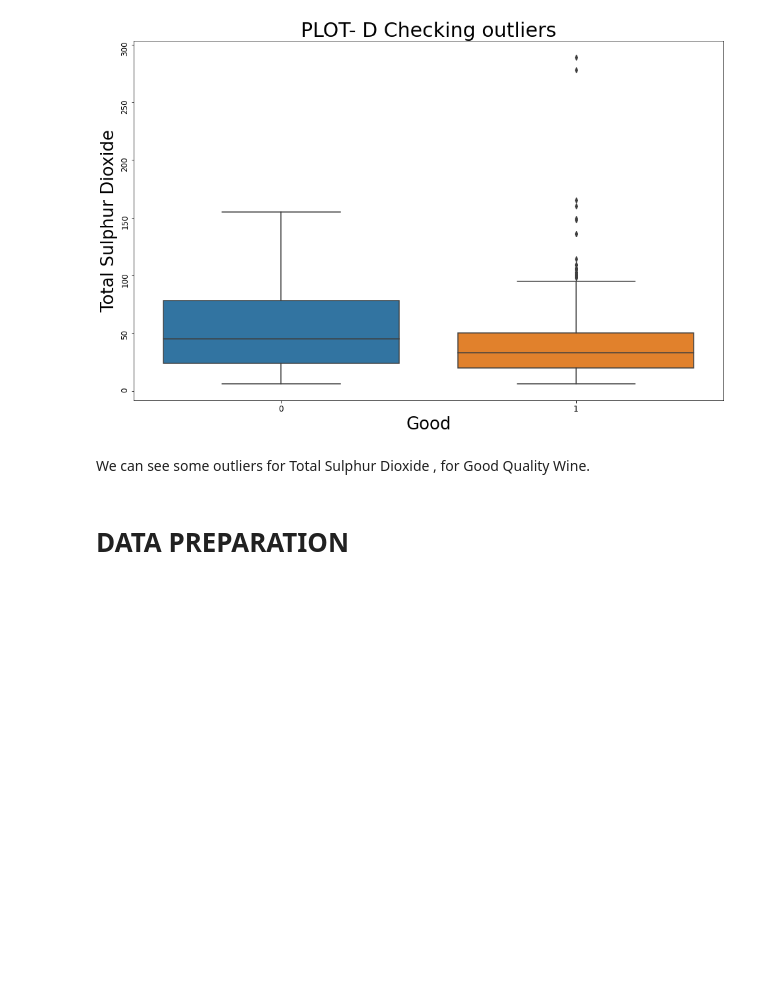
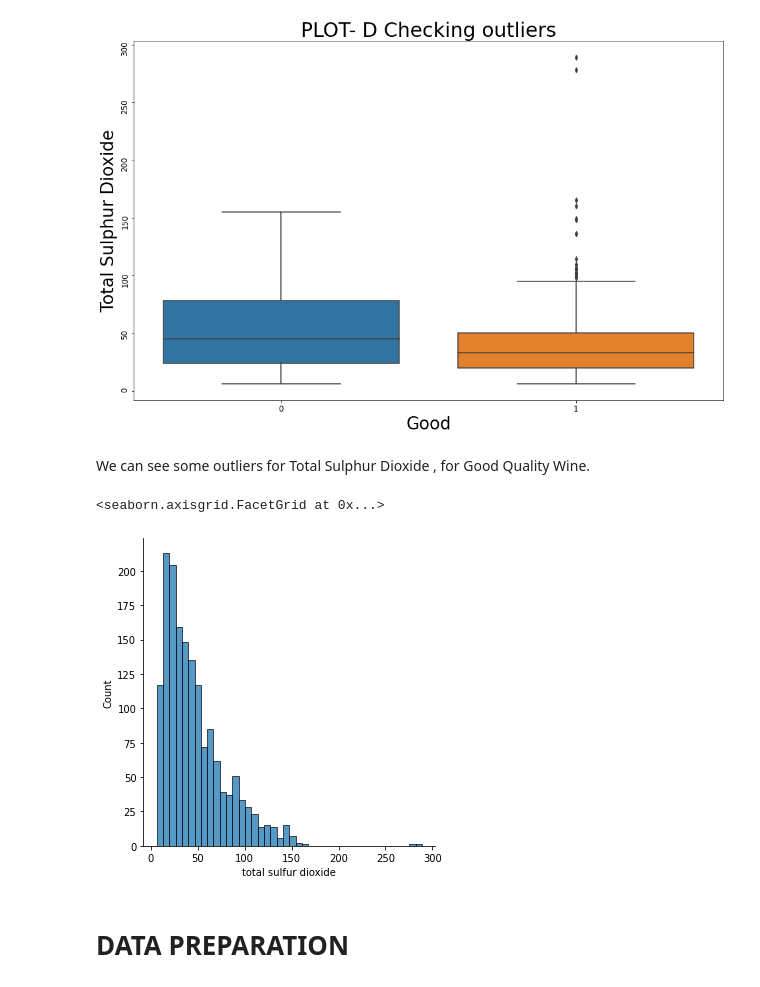
Before and after one commit to choureymanas/Red-WIne-Quality-Classification, a Jupyter notebook: red-wine-quality-prediction.ipynb, the cells around one changed output. Saved outputs shown, nothing was run; the diff lists cells and outputs as text; code cells hidden in the pictures; blank space fills up the shorter version.

```diff
--- a/red-wine-quality-prediction.ipynb
+++ b/red-wine-quality-prediction.ipynb
@@ -190,6 +190,11 @@ plt.show()
 [figure]
 # %% [markdown]
 We can see some outliers for Total Sulphur Dioxide , for Good Quality Wine.
+# %%
+sns.displot(x=df['total sulfur dioxide'])
+# %% [output]
+<seaborn.axisgrid.FacetGrid at 0x...>
+[figure, added]
 # %% [markdown]
 # DATA PREPARATION
 # %%
```
Also changed, not shown: parts of 7 cells of this notebook.
